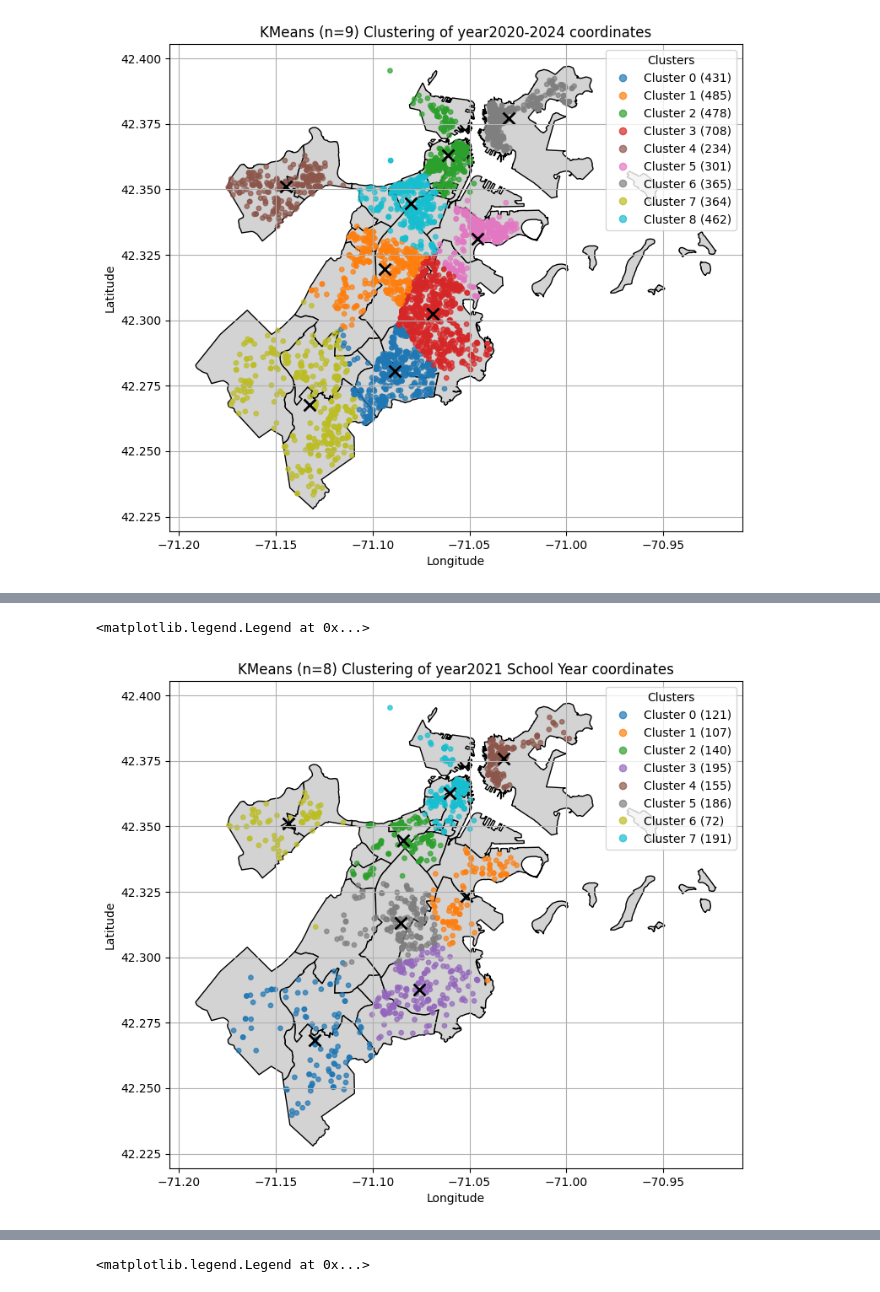
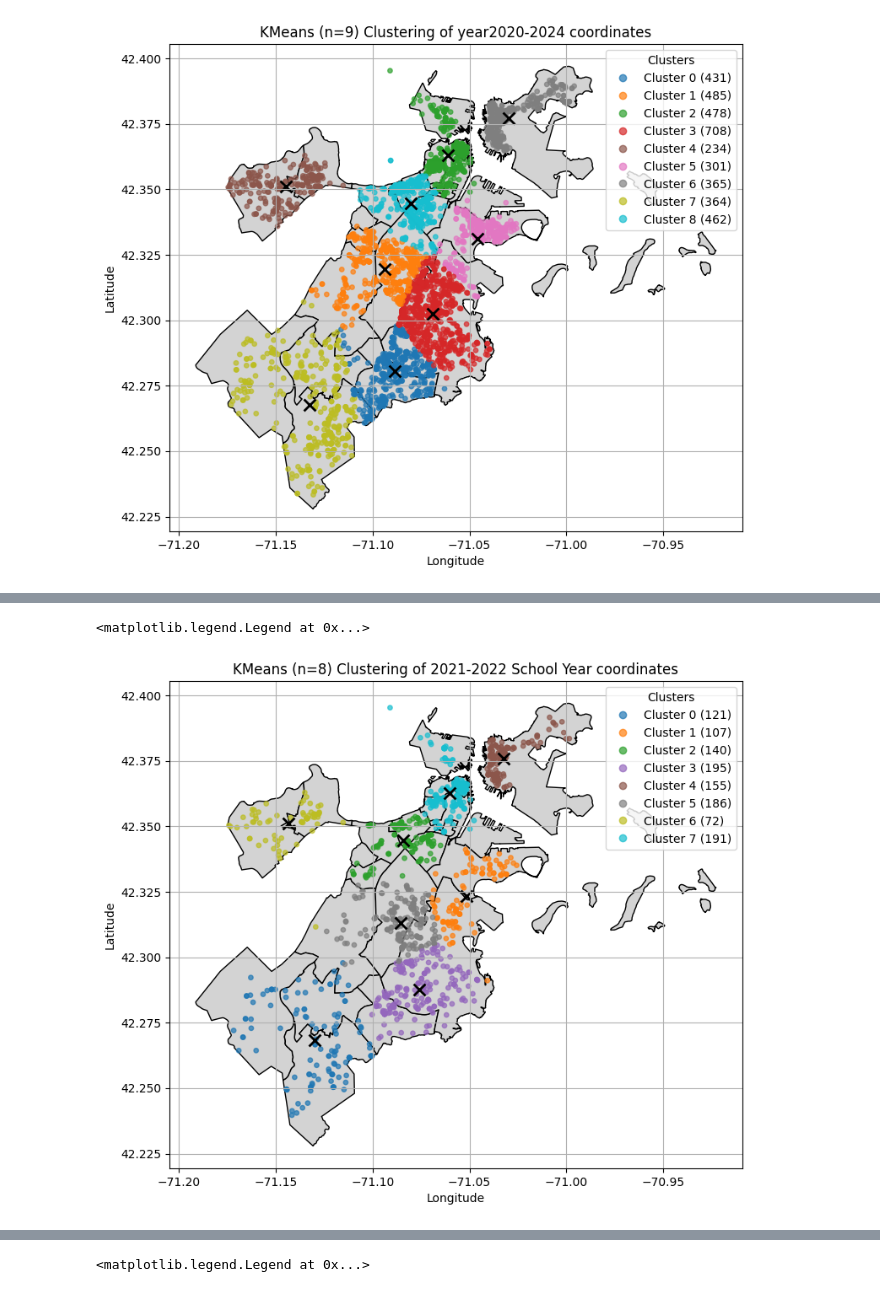
Before and after one commit to irisRen04/cs506-off_campus_housing-Ren-James, a Jupyter notebook: Building_Property.ipynb, the cells around one changed output, grey strips where cells are left out. Cells and saved outputs as stored; diff of their text form; code cells hidden in the pictures.

```diff
--- a/Building_Property.ipynb
+++ b/Building_Property.ipynb
@@ -430,35 +427,35 @@ X = year2021[["latitude", "longitude"]].dropna()
 n_clusters = 8
 kmeans = KMeans(n_clusters=n_clusters, random_state=0, n_init=10)
 kmeans.fit(X)
 labels = kmeans.labels_
 centroids = kmeans.cluster_centers_  # centroids in [latitude, longitude] order
 
 # Plot clusters (longitude = x-axis, latitude = y-axis)
 fig, ax = plt.subplots(1, 1, figsize=(12, 7.5))
 
 neighborhoods = gpd.read_file('rawdata/ShapeFiles/Boston_Neighborhood_Boundaries.shp')
 
 # Overlay the scatterplot
 neighborhoods.plot(ax=ax, color='lightgray', edgecolor='black')
 
 scatter = ax.scatter(X["longitude"], X["latitude"], c=labels, cmap='tab10', s=15, alpha=0.7)
 # Plot centroids (note ordering)
 ax.scatter(centroids[:, 1], centroids[:, 0], c='black', marker='x', s=100, linewidths=2, label='centroids')
 
 ax.set_xlabel("Longitude")
 ax.set_ylabel("Latitude")
-ax.set_title(f"KMeans (n={n_clusters}) Clustering of year2021 School Year coordinates")
+ax.set_title(f"KMeans (n={n_clusters}) Clustering of 2021-2022 School Year coordinates")
 ax.grid(True)
 
 # Print cluster sizes and add legend showing counts
 counts = collections.Counter(labels)
 legend_labels = [f'Cluster {i} ({counts[i]})' for i in range(n_clusters)]
 # use scatter's legend elements for color swatches
 handles, _ = scatter.legend_elements()
 ax.legend(handles=handles, labels=legend_labels, title='Clusters', loc='best')
 # %% [output]
 <matplotlib.legend.Legend at 0x...>
-[figure, old version]
+[figure, new version]
 # %%
 # Run KMeans clustering on year2022 latitude/longitude data
 # Prepare data (drop rows with missing coords)
```
Also changed, not shown: parts of 4 cells of this notebook, 4 other files.
